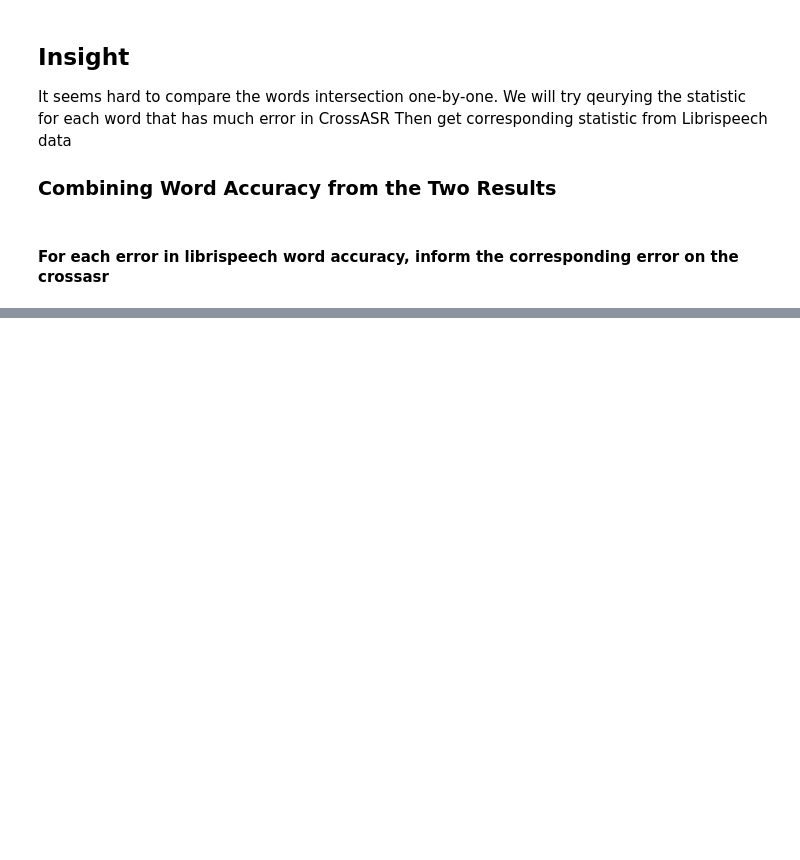
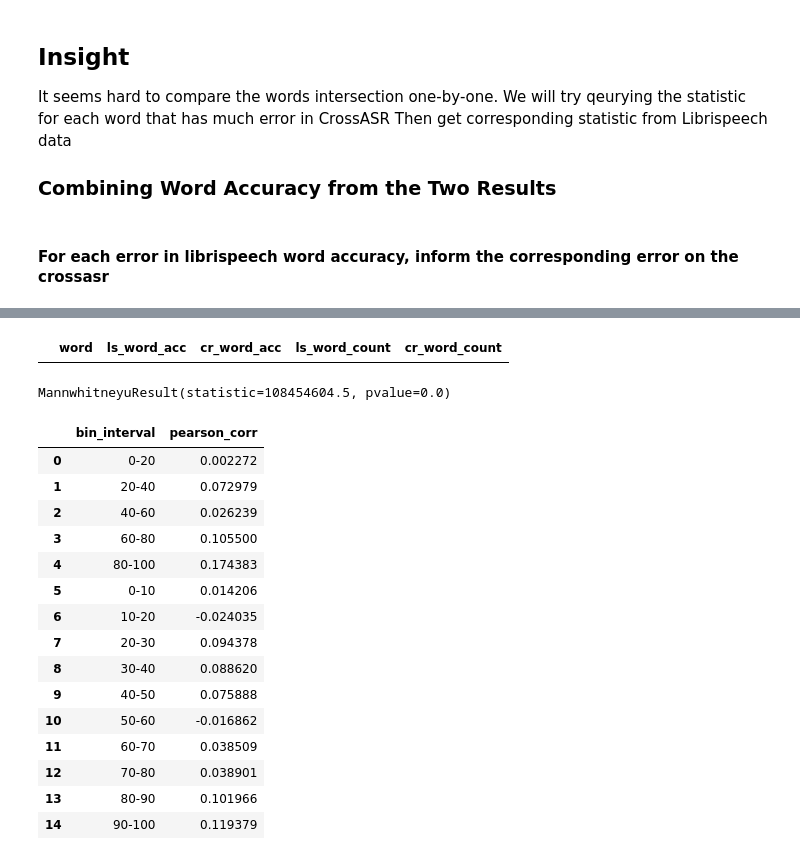
Before and after one commit to mhilmiasyrofi/evaluateASREvolve, a Jupyter notebook: erorr_visualization.ipynb, the cells around one changed output, grey strips where cells are left out. Saved outputs shown, nothing was run; the diff lists cells and outputs as text; code cells hidden in the pictures; blank space fills up the shorter version.

```diff
--- a/erorr_visualization.ipynb
+++ b/erorr_visualization.ipynb
@@ -644,2 +691,62 @@ df
+# %%
+## check the row to ensure ls_word_count == cr_word_count
+df[df.apply(lambda x: x.ls_word_count != x.cr_word_count, axis=1)]
+# %% [output]
+|  | word | ls_word_acc | cr_word_acc | ls_word_count | cr_word_count |
 # %%
 df.to_csv("output/combined_word_accuracy.csv")
+# %%
+import scipy
+
+# scipy.stats.pearsonr(df["ls_word_acc"], df["cr_word_acc"])
+scipy.stats.mannwhitneyu(df["ls_word_acc"], df["cr_word_acc"])
+# %% [output]
+MannwhitneyuResult(statistic=108454604.5, pvalue=0.0)
+# %%
+
+stat = pd.DataFrame(columns=["bin_interval", "pearson_corr"])
+
+n_bin = 5
+bin_interval = 20
+
+for i in range(n_bin):
+    lower_bound = i * bin_interval
+    upper_bound = lower_bound + bin_interval
+    curr_df = df[df["cr_word_acc"].apply(lambda x : x >= lower_bound and x < upper_bound)]
+    stat = stat.append(
+        {
+            "bin_interval": f"{int(lower_bound)}-{int(upper_bound)}",
+            "pearson_corr": scipy.stats.pearsonr(curr_df["ls_word_acc"], curr_df["cr_word_acc"])[0]}
+        , ignore_index=True)
+
+n_bin = 10
+bin_interval = 10
+
+for i in range(n_bin):
+    lower_bound = i * bin_interval
+    upper_bound = lower_bound + bin_interval
+    curr_df = df[df["cr_word_acc"].apply(
+        lambda x: x >= lower_bound and x < upper_bound)]
+    stat = stat.append(
+        {
+            "bin_interval": f"{int(lower_bound)}-{int(upper_bound)}",
+            "pearson_corr": scipy.stats.pearsonr(curr_df["ls_word_acc"], curr_df["cr_word_acc"])[0]}, ignore_index=True)
+
+stat
+# %% [output]
+|  | bin_interval | pearson_corr |
+| 0 | 0-20 | 0.002272 |
+| 1 | 20-40 | 0.072979 |
+| 2 | 40-60 | 0.026239 |
+| 3 | 60-80 | 0.105500 |
+| 4 | 80-100 | 0.174383 |
+| 5 | 0-10 | 0.014206 |
+| 6 | 10-20 | -0.024035 |
+| 7 | 20-30 | 0.094378 |
+| 8 | 30-40 | 0.088620 |
+| 9 | 40-50 | 0.075888 |
+| 10 | 50-60 | -0.016862 |
+| 11 | 60-70 | 0.038509 |
+| 12 | 70-80 | 0.038901 |
+| 13 | 80-90 | 0.101966 |
+| 14 | 90-100 | 0.119379 |
```
Also changed, not shown: parts of 16 cells of this notebook.
